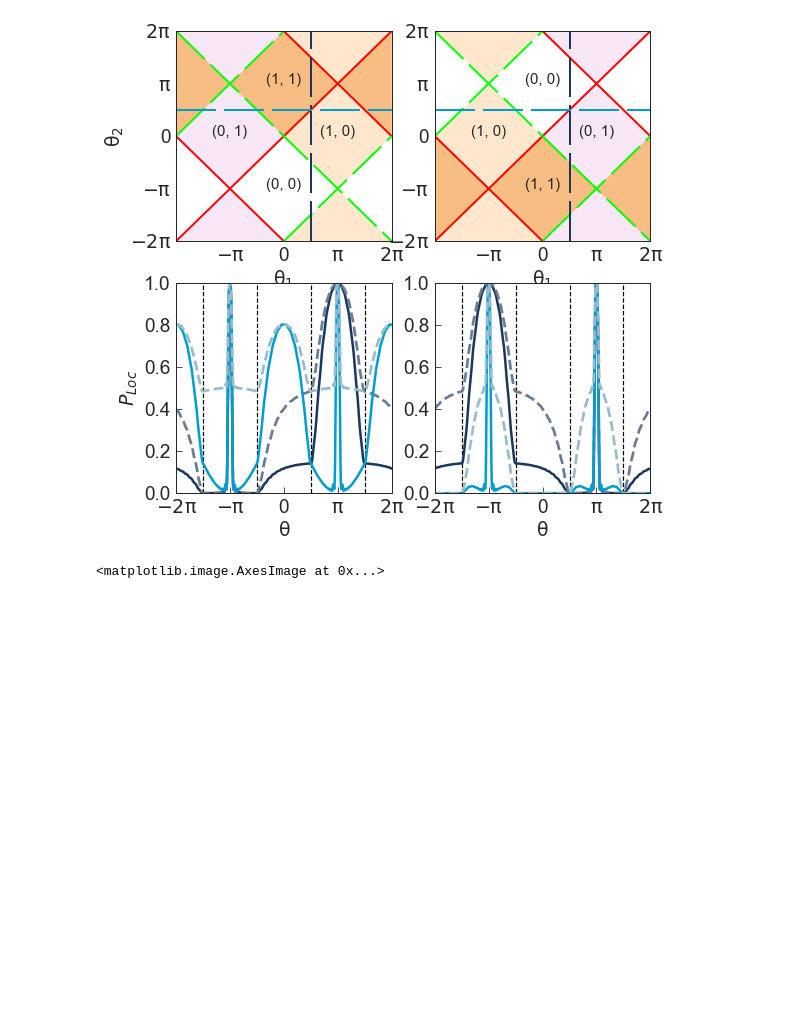
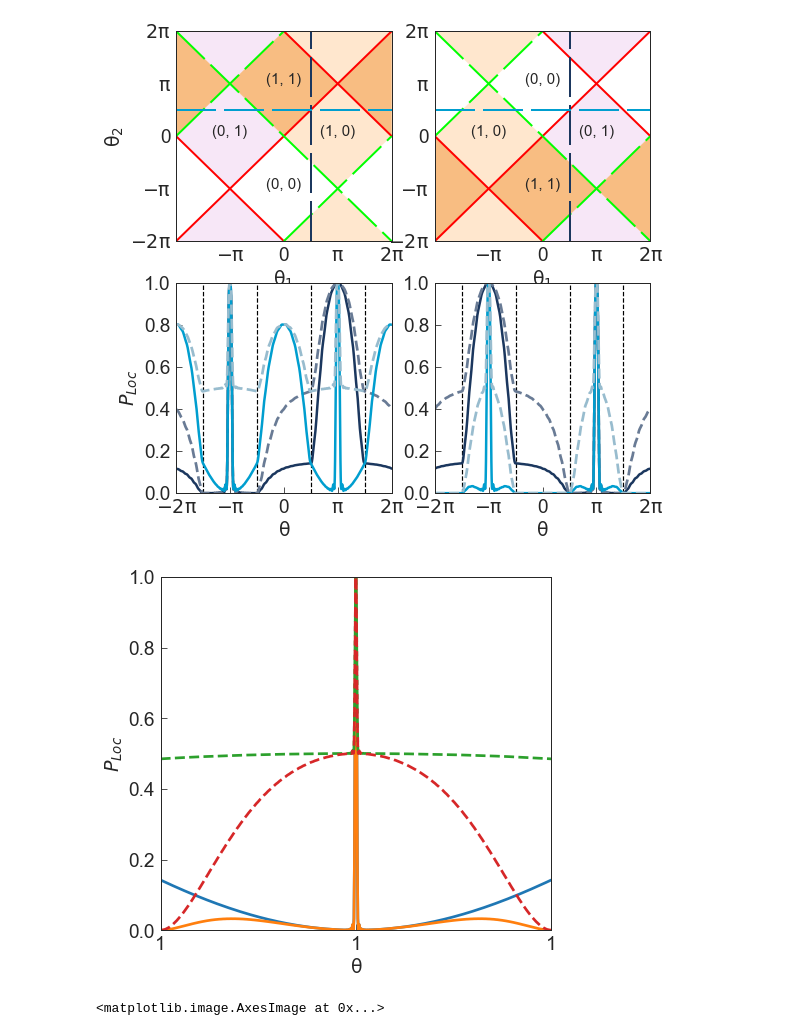
Before and after one commit to HAOQINGZHANG1234/quantumwalk, a Jupyter notebook: code/Fig for paper reorgnized.ipynb, the cells around one changed output. Drawn from its saved outputs; the diff is of its cells as text; code cells hidden in the pictures; blank space fills up the shorter version.

```diff
--- a/code/Fig for paper reorgnized.ipynb
+++ b/code/Fig for paper reorgnized.ipynb
@@ -705,6 +705,51 @@ plt.xlabel(r'$\mathrm{\theta}$')
 # %% [output]
 Text(0.5, 0, '$\\mathrm{\\theta}$')
 [figure]
+# %%
+M = 1000
+n = 1
+N = 500
+p9 = np.zeros(801)
+p10 = np.zeros(801)
+p11 = np.zeros(801)
+p12 = np.zeros(801)
+up_state = [0]*M
+down_state = [0]*M
+aux_state = [0]*M
+down_state[0] = 1
+theta_2 = np.linspace(-3*np.pi/2,-np.pi/2,801)
+theta_1 = np.pi/2
+np.array(up_state)
+np.array(down_state)
+np.array(aux_state)
+init_state = np.vstack((up_state, down_state, aux_state))
+for i,theta in enumerate(theta_2):
+    state9 = n_step_2(init_state, theta_1, theta, N=400)
+    state10 = N_step_2(init_state, theta_1, theta, N=400)
+    state11 = n_step_4(init_state, theta_1, theta, N=400)
+    state12 = N_step_4(init_state, theta_1, theta, N=400)
+    P9 = abs(state9[0])**2 + abs(state9[1])**2
+    P10 = abs(state10[0])**2 + abs(state10[1])**2
+    P11 = abs(state11[0])**2 + abs(state11[1])**2
+    P12 = abs(state12[0])**2 + abs(state12[1])**2
+    p9[i] = P9[0] + P9[1]
+    p10[i] = P10[0] + P10[1]
+    p11[i] = P11[0] + P11[1]
+    p12[i] = P12[0] + P12[1]
+# %%
+plt.figure(figsize=(7,6.5))
+plt.plot(theta_2, p9,linewidth=2.7)
+plt.plot(theta_2, p10,linewidth=2.7)
+plt.plot(theta_2, p11,linewidth=2.7,linestyle="--")
+plt.plot(theta_2, p12,linewidth=2.7,linestyle="--")
+plt.ylabel(r'$P_{Loc}$')
+plt.xlabel(r'$\mathrm{\theta}$')
+plt.xlim(-3*np.pi/2,-np.pi/2)
+plt.ylim(0,1)
+plt.xticks([-3*np.pi/2,-np.pi,-np.pi/2],(1,1,1))
+plt.savefig('../Figure/sup.pdf')
+# %% [output]
+[figure, added]
 # %%
 plt.figure(figsize=(8.6, 8.6))
 M = 1000
```
Also changed, not shown: parts of 1 cell of this notebook, 3 other files.
